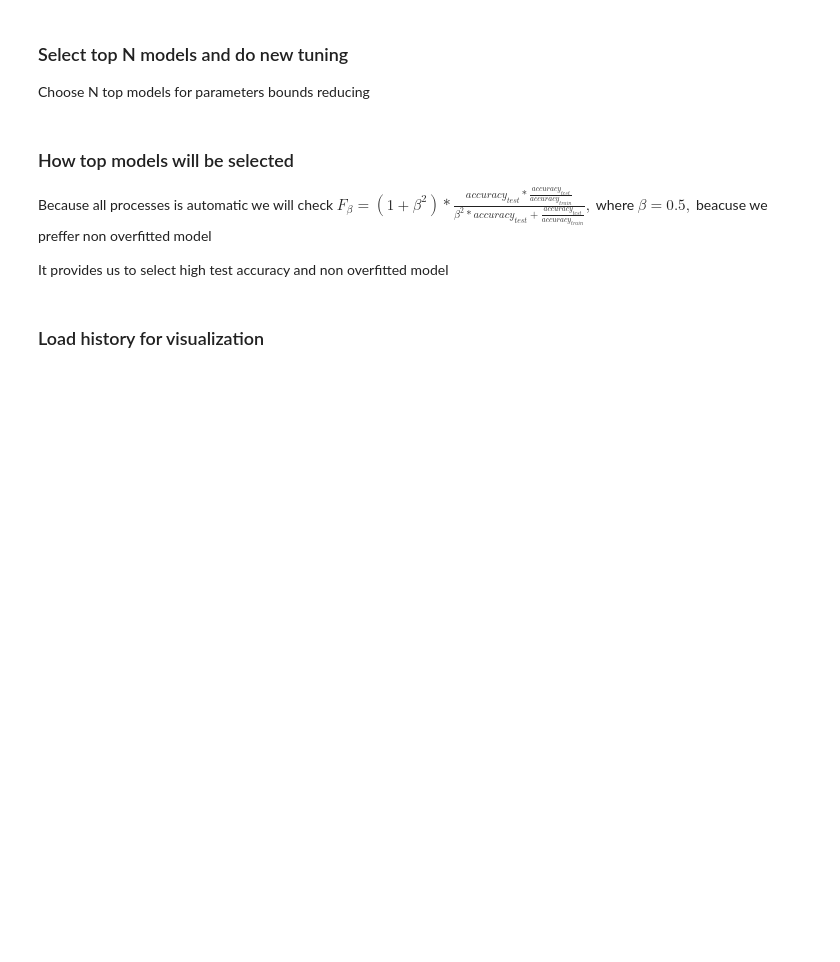
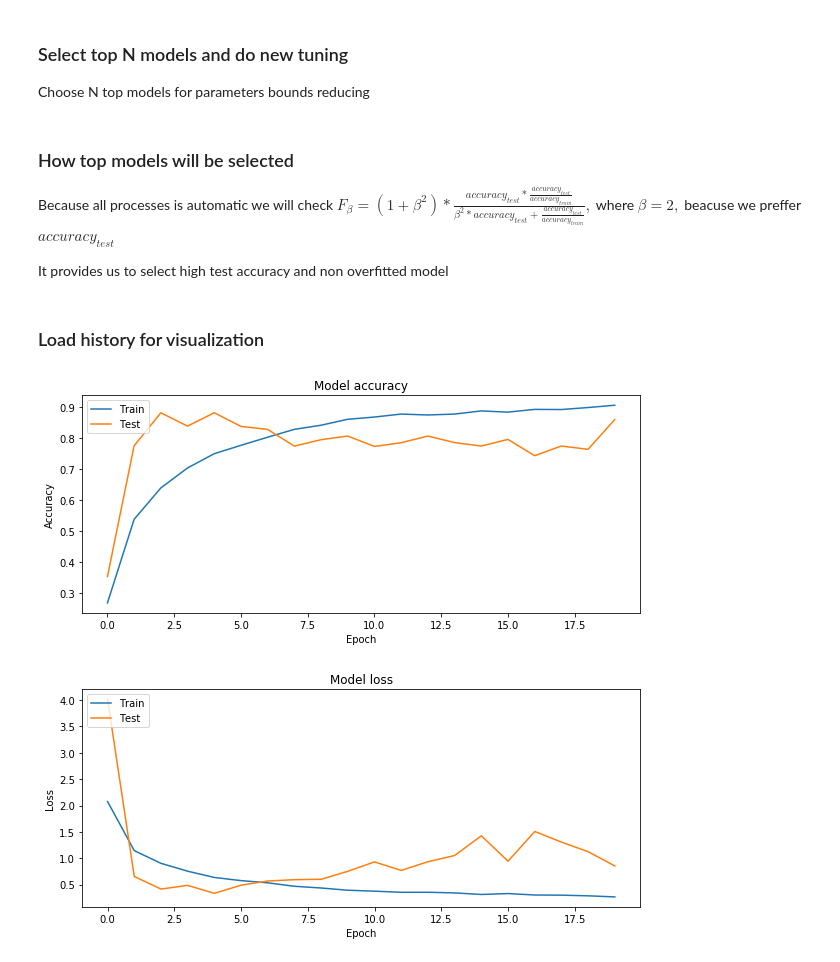
Before and after one commit to ghstjke/Fonts_Classifier, a Jupyter notebook: fonts_classifier.ipynb, the cells around one changed output. Cells and saved outputs as stored; diff of their text form; code cells hidden in the pictures; blank space fills up the shorter version.

```diff
--- a/fonts_classifier.ipynb
+++ b/fonts_classifier.ipynb
@@ -115,7 +117,7 @@ import matplotlib.pyplot as plt
 # %%
 import keras
 
-config = tf.ConfigProto( device_count = {'GPU': 1 , 'CPU': 6} )
+config = tf.ConfigProto( device_count = {'GPU': 1 , 'CPU': 7} )
 sess = tf.Session(config=config)
 keras.backend.set_session(sess)
 # %%
@@ -253,17 +285,17 @@ The aim of this iteration is reduce parameters bounds
 # %% [markdown]
 Parameters which will be tuned
 # %%
-batch_sizes = [10,16,32] #grid search
-epochs = 50
+batch_sizes = [20] #grid search
+epochs = 20
 # conv filters and dense units will be randomly generated in [filt_lb,filt_rb] and [unit_lb,unit_lb]
 filt_b = [4, 128]
-unit_b = [8, 36]
+unit_b = [128]
 IMG_SIZE = X.shape[1:]
 # dropout random gen in [0,1]
-drop_1_b = [0,1]
-drop_2_b = [0,1]
+drop_1_b = [0,0.5]
+drop_2_b = [0.5,0.8]
 #for random l2 ceoff in [1e-2,1e-4]
-a = np.log10(1e-4)
+a = np.log10(1e-6)
 b = np.log10(1e-1)
 
 num_experiments = 5 #for each batch
@@ -284,15 +320,18 @@ def fb_score(a,b,beta=2):
 for batch in batch_sizes:
     for num in range(num_experiments):
         print(num)
-        params = dict(conv_filt=np.random.randint(filt_b[0], filt_b[1]), \
+        cnv_filt = 32
+        params = dict(conv_filt=cnv_filt, \
                       dropout_1=(drop_1_b[1]-drop_1_b[0])*np.random.rand()+drop_1_b[0],\
-                      dense_units=np.random.randint(unit_b[0], unit_b[1]),\
+                      conv_filt_2=2*cnv_filt, \
+                      dense_units=np.random.choice(unit_b[:]),#np.random.randint(unit_b[0], unit_b[1]),\
                       dropout_2=(drop_2_b[1]-drop_2_b[0])*np.random.rand()+drop_2_b[0],\
                       l2_coef=10**((b-a)*np.random.rand()+a))
         print(params)
         model = create_model(params)
-        history = datagen(model, batch_size=batch, epochs=epochs, verbose=0, nb_train_samples=1000, nb_validation_samples=250)
-        score = model.evaluate(X_test/255., y_test, batch_size=batch)
+        history = datagen(model, batch_size=batch, epochs=epochs, verbose=1, nb_train_samples=20000, \
+                          nb_validation_samples=4000)
+        score = model.evaluate(X_test, y_test, batch_size=batch)
         params['batch']=batch
         params['score']=score
         params['score_train']=[history.history['loss'][-1], history.history['acc'][-1]]
@@ -301,12 +340,13 @@ for batch in batch_sizes:
 #                                                                                      history.history['acc'][-1])
         params['f1_score'] = fb_score(params['score_val'][1], params['score_train'][1], beta=beta)
         if params['f1_score'] > best_f1_score:
+            history_best = history
             best_f1_score = params['f1_score']
-            np.savetxt('acc.txt', history.history['acc'])
-            np.savetxt('loss.txt', history.history['loss'])
-            np.savetxt('val_acc.txt', history.history['val_acc'])
-            np.savetxt('val_loss.txt', history.history['val_loss'])
-            model.save('model_1_'+str(batch)+'_'+str(num))
+            np.savetxt('acc1.txt', history.history['acc'])
+            np.savetxt('loss1.txt', history.history['loss'])
+            np.savetxt('val_acc1.txt', history.history['val_acc'])
+            np.savetxt('val_loss1.txt', history.history['val_loss'])
+            model.save('model_11_'+str(batch)+'_'+str(num))
             print('cur_best_score = ', score, ' cur_best_f1_score = ', best_f1_score)
         res.append(params)
         print('train score', params['score_train'], '\n', 'val score', params['score_val'],'\n', 'test score', score)
@@ -324,8 +379,8 @@ Choose N top models for parameters bounds reducing
 
 Because all processes is automatic we will check
 $ F_\beta = (1+\beta^2) * \frac{accuracy_{test} * \frac{accuracy_{test}}{accuracy_{train}}}{\beta^2 * accuracy_{test} + \frac{accuracy_{test}}{accuracy_{train}}}, $
-where $ \beta = 0.5, $
-beacuse we preffer non overfitted model
+where $ \beta = 2, $
+beacuse we preffer $accuracy_{test}$
 
 It provides us to select high test accuracy and non overfitted model
 # %%
@@ -393,23 +449,26 @@ history = hist
 # %%
 # Plot training & validation accuracy values
 plt.figure(figsize=(10,4))
-plt.plot(history['acc'])
-plt.plot(history['val_acc'])
+plt.plot(history_best.history['acc'])
+plt.plot(history_best.history['val_acc'])
 plt.title('Model accuracy')
 plt.ylabel('Accuracy')
 plt.xlabel('Epoch')
 plt.legend(['Train', 'Test'], loc='upper left')
 plt.show()
 
 # Plot training & validation loss values
 plt.figure(figsize=(10,4))
-plt.plot(history['loss'])
-plt.plot(history['val_loss'])
+plt.plot(history_best.history['loss'])
+plt.plot(history_best.history['val_loss'])
 plt.title('Model loss')
 plt.ylabel('Loss')
 plt.xlabel('Epoch')
 plt.legend(['Train', 'Test'], loc='upper left')
 plt.show()
+# %% [output]
+[figure, added]
+[figure, added]
 # %%
 2
 {'conv_filt': 25, 'dropout_1': 0.7904967222592211, 'dense_units': 32, 'dropout_2': 0.21818281882943158, 'l2_coef': 0.0013172859052098195}
```
Also changed, not shown: parts of 6 cells of this notebook.
